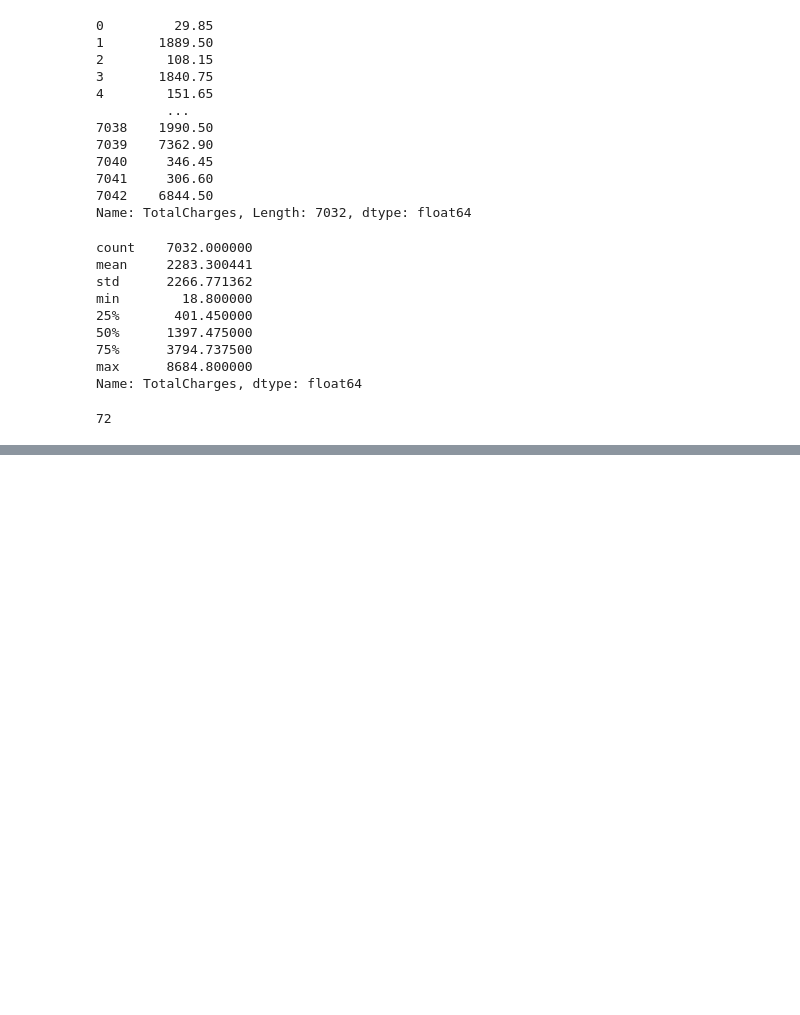
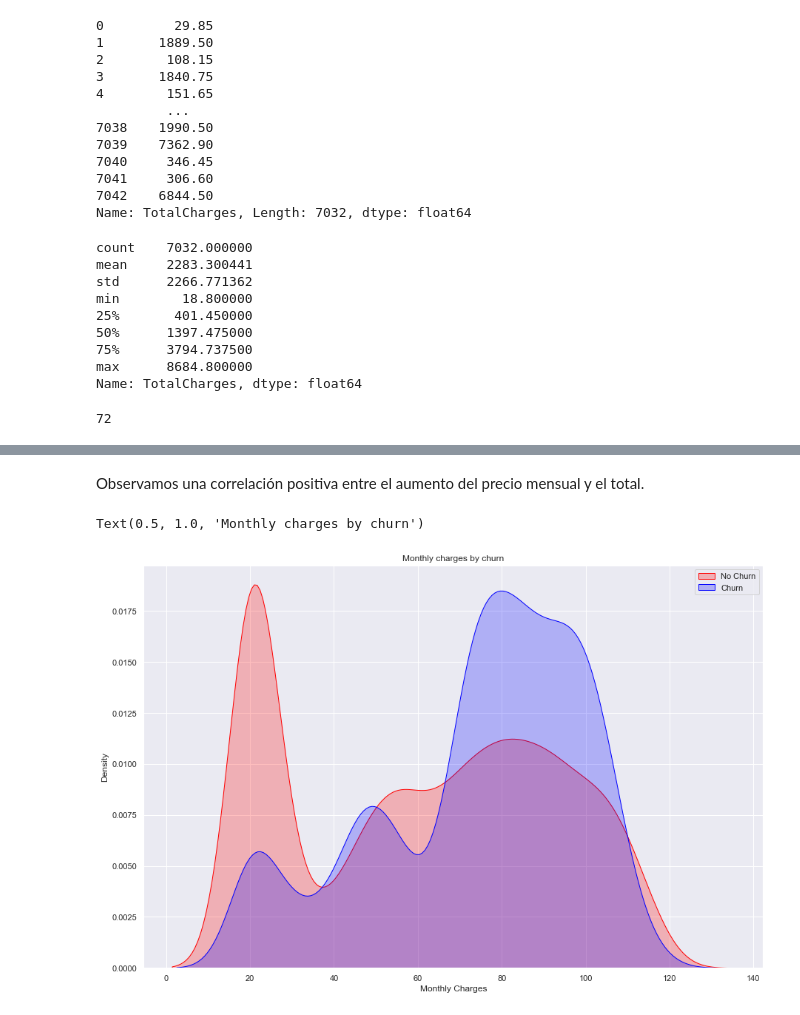
Before and after one commit to J700070/Data_Science-Tasa_de_abandono_telecom, a Jupyter notebook: Análisis_Abandono.ipynb, the cells around one changed output, grey strips where cells are left out. Drawn from its saved outputs; the diff is of its cells as text; code cells hidden in the pictures; blank space fills up the shorter version.

```diff
--- a/Análisis_Abandono.ipynb
+++ b/Análisis_Abandono.ipynb
@@ -338,0 +411,16 @@ cust
+# %% [markdown]
+Observamos una correlación positiva entre el aumento del precio mensual y el total.
+# %%
+# Comparamos la densidad de los pagos mensuales por tasa de abandono
+sns.set(rc = {'figure.figsize':(15,10)})
+Mth = sns.kdeplot(dummies["MonthlyCharges"][(dummies["Churn"] == 0) ],
+                color="Red", shade = True)
+Mth = sns.kdeplot(dummies["MonthlyCharges"][(dummies["Churn"] == 1) ],
+                ax =Mth, color="Blue", shade= True)
+Mth.legend(["No Churn","Churn"],loc='upper right')
+Mth.set_ylabel('Density')
+Mth.set_xlabel('Monthly Charges')
+Mth.set_title('Monthly charges by churn')
+# %% [output]
+Text(0.5, 1.0, 'Monthly charges by churn')
+[figure, added]
```
Also changed, not shown: parts of 20 cells of this notebook.
